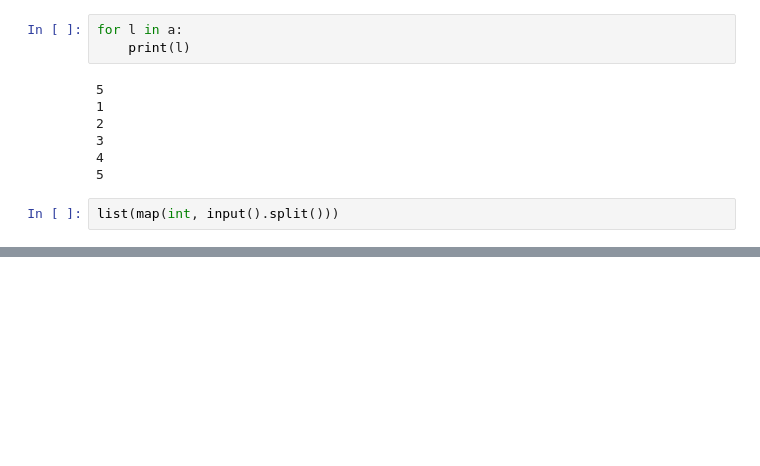
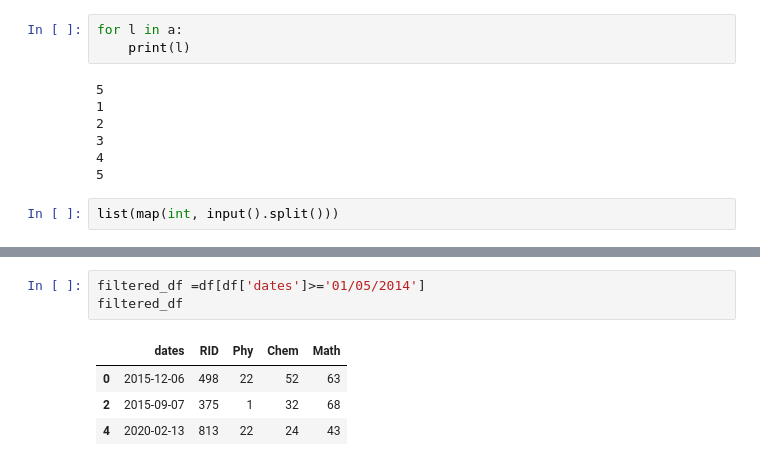
Before and after one commit to suramyapathak/p_sc_1, a Jupyter notebook: pr1hp.ipynb, the cells around one changed output, grey strips where cells are left out. Cells and saved outputs as stored; diff of their text form; blank space fills up the shorter version.

```diff
--- a/pr1hp.ipynb
+++ b/pr1hp.ipynb
@@ -1639,0 +1669,8 @@ list(map(int, input().split()))
+# %%
+filtered_df =df[df['dates']>='01/05/2014']
+filtered_df
+# %% [output]
+|  | dates | RID | Phy | Chem | Math |
+| 0 | 2015-12-06 | 498 | 22 | 52 | 63 |
+| 2 | 2015-09-07 | 375 | 1 | 32 | 68 |
+| 4 | 2020-02-13 | 813 | 22 | 24 | 43 |
```
Also changed, not shown: parts of 7 cells of this notebook.
